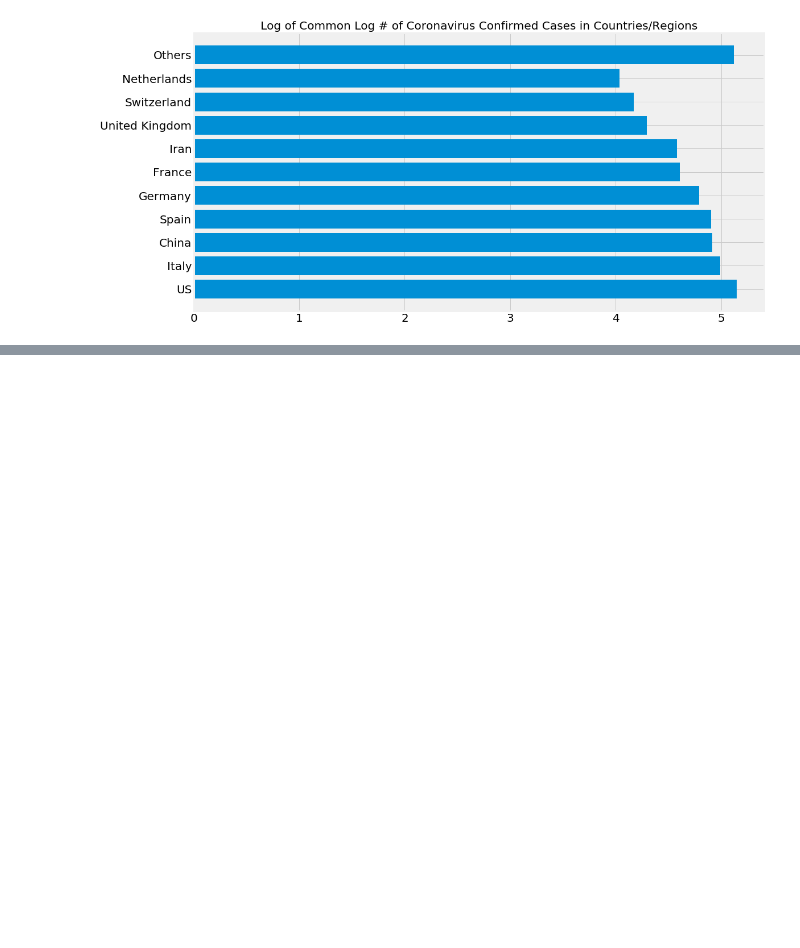
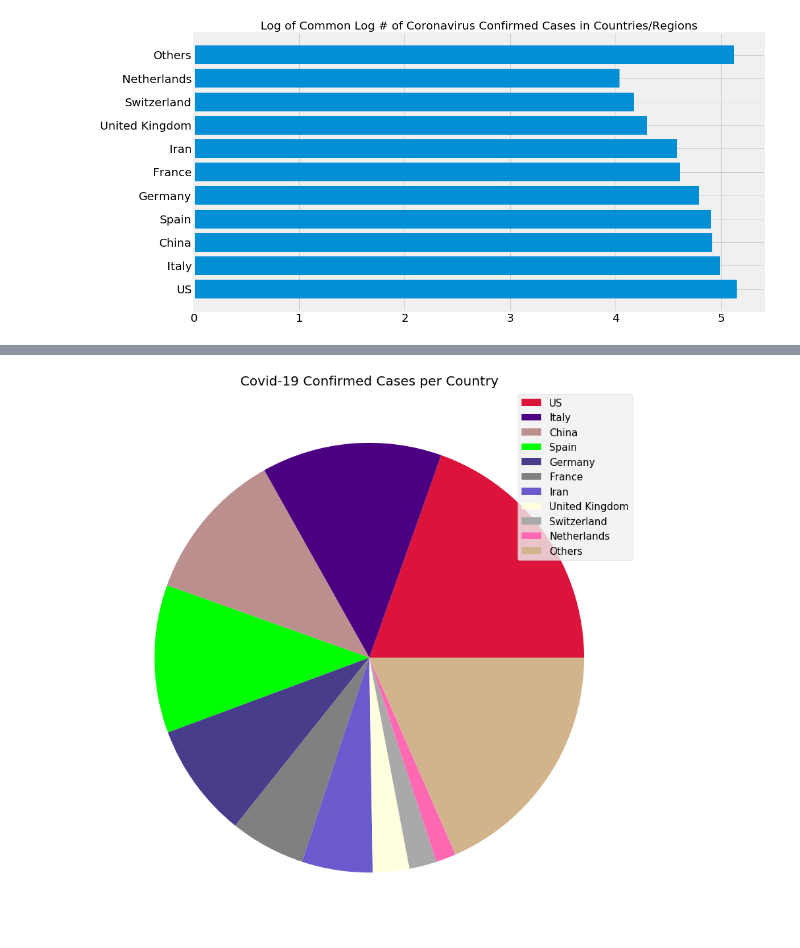
Before and after one commit to Andre-Williams22/Coronavirus-Analysis, a Jupyter notebook: Coronavirus-Visualizations.ipynb, the cells around one changed output, grey strips where cells are left out. Cells and saved outputs as stored; diff of their text form; code cells hidden in the pictures; blank space fills up the shorter version.

```diff
--- a/Coronavirus-Visualizations.ipynb
+++ b/Coronavirus-Visualizations.ipynb
@@ -589,0 +620,10 @@ plt.show()
+# %%
+
+c = random.choices(list(mcolors.CSS4_COLORS.values()),k = len(unique_countries))
+plt.figure(figsize=(20,15))
+plt.title('Covid-19 Confirmed Cases per Country', size=20)
+plt.pie(visual_confirmed_cases, colors=c)
+plt.legend(visual_unique_countries, loc='best', fontsize=15)
+plt.show()
+# %% [output]
+[figure, added]
```
Also changed, not shown: parts of 6 cells of this notebook.
